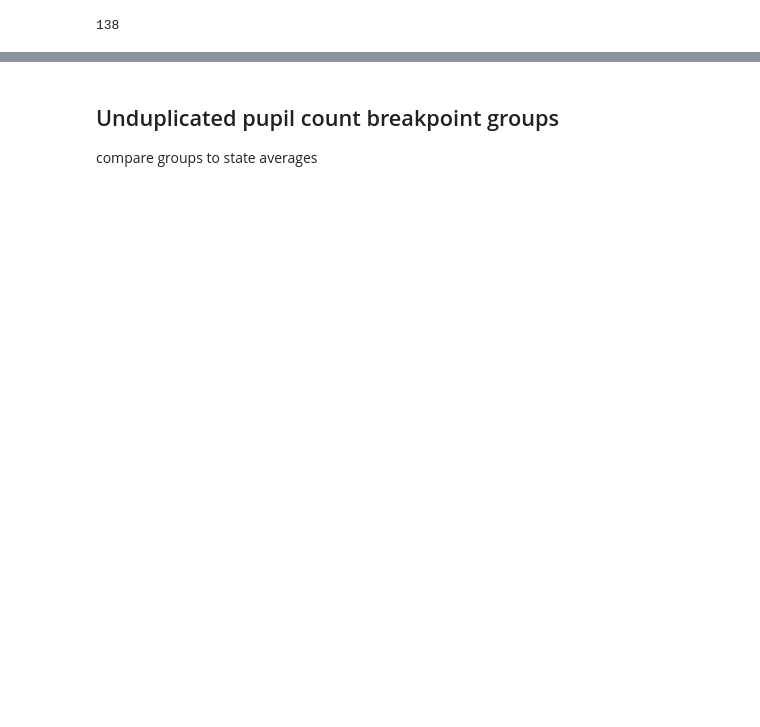
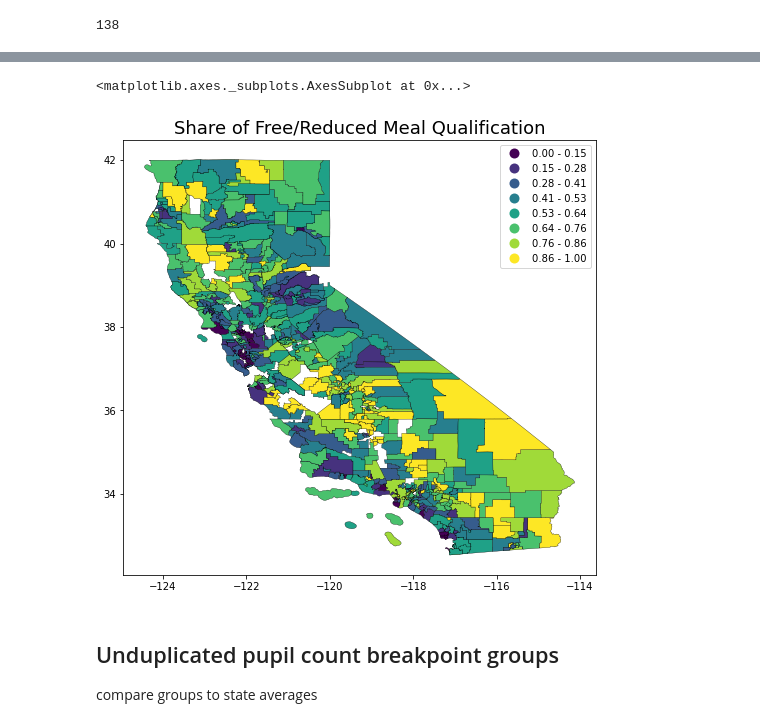
Before and after one commit to fiendskrah/finalcapstone, a Jupyter notebook: project.ipynb, the cells around one changed output, grey strips where cells are left out. Drawn from its saved outputs; the diff is of its cells as text; code cells hidden in the pictures; blank space fills up the shorter version.

```diff
--- a/project.ipynb
+++ b/project.ipynb
@@ -748,3 +796,22 @@ gdf1.plot(
+# %%
+f, ax = plt.subplots(figsize  = (12, 8))
+
+ax.set_title("Share of Free/Reduced Meal Qualification", fontsize=18)
+
+gdf1.plot(
+    column='pct_frpm_by_age',
+    legend=True,
+    figsize=(15, 15),
+    scheme="fisherjenks",
+    linewidth=.3,
+    edgecolor='black',
+    cmap='viridis',
+    k=8,
+    ax=ax
+        )
+# %% [output]
+<matplotlib.axes._subplots.AxesSubplot at 0x...>
+[figure, added]
 # %% [markdown]
 ## Unduplicated pupil count breakpoint groups
 
```
Also changed, not shown: parts of 75 cells of this notebook.
